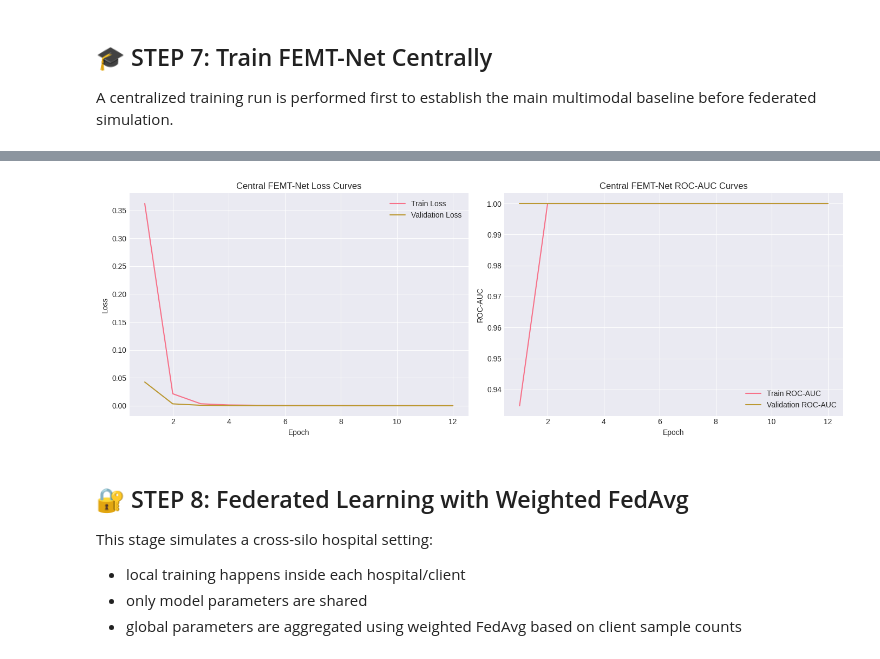
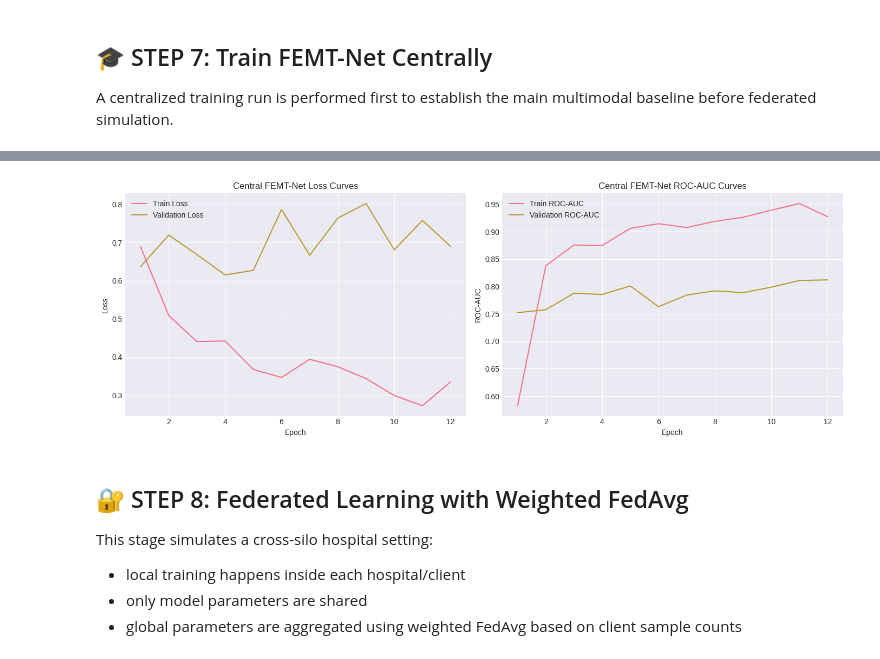
Before and after one commit to sharath2004-tech/cardiac-disease-detection, a Jupyter notebook: notebook8ebd1c1dc2.ipynb, the cells around one changed output, grey strips where cells are left out. Cells and saved outputs as stored; diff of their text form; code cells hidden in the pictures.

```diff
--- a/notebook8ebd1c1dc2.ipynb
+++ b/notebook8ebd1c1dc2.ipynb
@@ -586,17 +702,24 @@ def plot_training_history(history, title):
 A centralized training run is performed first to establish the main multimodal baseline before federated simulation.
 # %%
 central_model = create_femtnet()
-optimizer = torch.optim.Adam(central_model.parameters(), lr=1e-3, weight_decay=1e-5)
-scheduler = torch.optim.lr_scheduler.ReduceLROnPlateau(optimizer, mode='min', patience=3, factor=0.5)
+optimizer = torch.optim.AdamW(central_model.parameters(), lr=3e-4, weight_decay=1e-4)
+scheduler = torch.optim.lr_scheduler.ReduceLROnPlateau(optimizer, mode='min', patience=2, factor=0.5)
 
-num_epochs = 12
+num_epochs = 20
+early_stopping_patience = 5
 central_history = {'train_loss': [], 'val_loss': [], 'train_auc': [], 'val_auc': []}
 best_state = copy.deepcopy(central_model.state_dict())
 best_val_auc = -np.inf
+best_val_f1 = -np.inf
+best_central_threshold = 0.5
+epochs_without_improvement = 0
 
 for epoch in range(num_epochs):
     train_loss, train_metrics = run_epoch(central_model, train_loader, optimizer)
-    val_loss, val_metrics = run_epoch(central_model, test_loader, optimizer=None)
+    val_loss, _ = run_epoch(central_model, val_loader, optimizer=None)
+    val_true, val_prob, _ = predict_with_model(central_model, val_loader)
+    epoch_threshold, _ = find_best_threshold(val_true, val_prob, metric='f1')
+    val_metrics = compute_binary_metrics(val_true, val_prob, threshold=epoch_threshold)
     scheduler.step(val_loss)
 
     central_history['train_loss'].append(train_loss)
@@ -604,22 +727,41 @@ for epoch in range(num_epochs):
     central_history['train_auc'].append(train_metrics['roc_auc'])
     central_history['val_auc'].append(val_metrics['roc_auc'])
 
-    if np.nan_to_num(val_metrics['roc_auc'], nan=-1.0) > best_val_auc:
+    improved = (
+        np.nan_to_num(val_metrics['roc_auc'], nan=-1.0) > best_val_auc
+        or (
+            np.isclose(np.nan_to_num(val_metrics['roc_auc'], nan=-1.0), best_val_auc)
+            and val_metrics['f1'] > best_val_f1
+        )
+    )
+
+    if improved:
         best_val_auc = np.nan_to_num(val_metrics['roc_auc'], nan=-1.0)
+        best_val_f1 = val_metrics['f1']
         best_state = copy.deepcopy(central_model.state_dict())
+        best_central_threshold = epoch_threshold
+        epochs_without_improvement = 0
+    else:
+        epochs_without_improvement += 1
 
     print(
         f"Epoch {epoch + 1:02d}/{num_epochs} | "
         f"Train Loss: {train_loss:.4f} | Val Loss: {val_loss:.4f} | "
-        f"Train AUC: {train_metrics['roc_auc']:.4f} | Val AUC: {val_metrics['roc_auc']:.4f}"
+        f"Train AUC: {train_metrics['roc_auc']:.4f} | Val AUC: {val_metrics['roc_auc']:.4f} | "
+        f"Best Threshold: {epoch_threshold:.2f}"
     )
+
+    if epochs_without_improvement >= early_stopping_patience:
+        print(f"⏹️ Early stopping triggered after epoch {epoch + 1}")
+        break
 
 best_central_model = create_femtnet()
 best_central_model.load_state_dict(best_state)
 central_true, central_prob, central_modality_weights = predict_with_model(best_central_model, test_loader)
-central_results = compute_binary_metrics(central_true, central_prob)
+central_results = compute_binary_metrics(central_true, central_prob, threshold=best_central_threshold)
 
 print("\n✅ Centralized FEMT-Net evaluation")
+print(f"   decision_threshold: {best_central_threshold:.2f}")
 for metric_name, metric_value in central_results.items():
     print(f"   {metric_name}: {metric_value:.4f}")
 
@@ -647,4 +789,4 @@ Epoch 12/12 | Train Loss: 0.0002 | Val Loss: 0.0000 | Train AUC: 1.0000 | Val AU
-[figure, old version]
+[figure, new version]
 # %% [markdown]
 ## 🔐 STEP 8: Federated Learning with Weighted FedAvg
 
```
Also changed, not shown: parts of 8 cells of this notebook, 1 other file.
